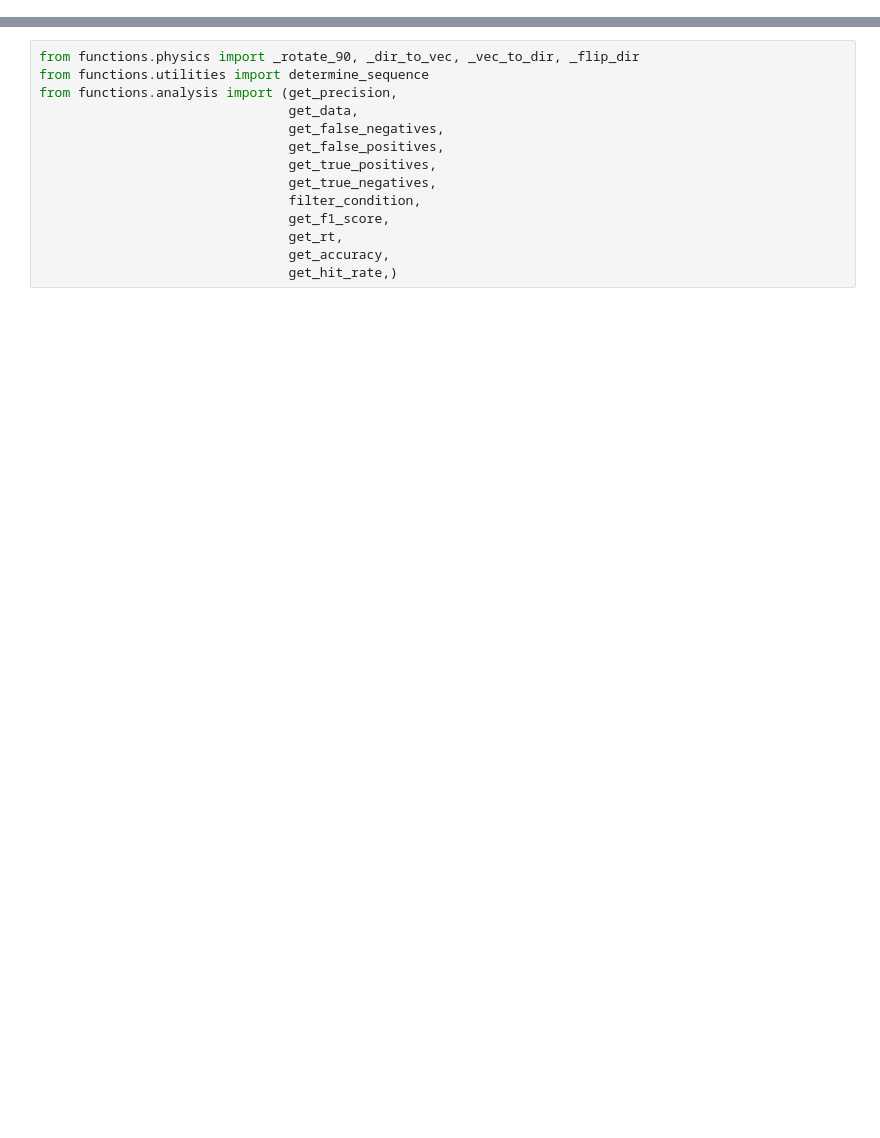
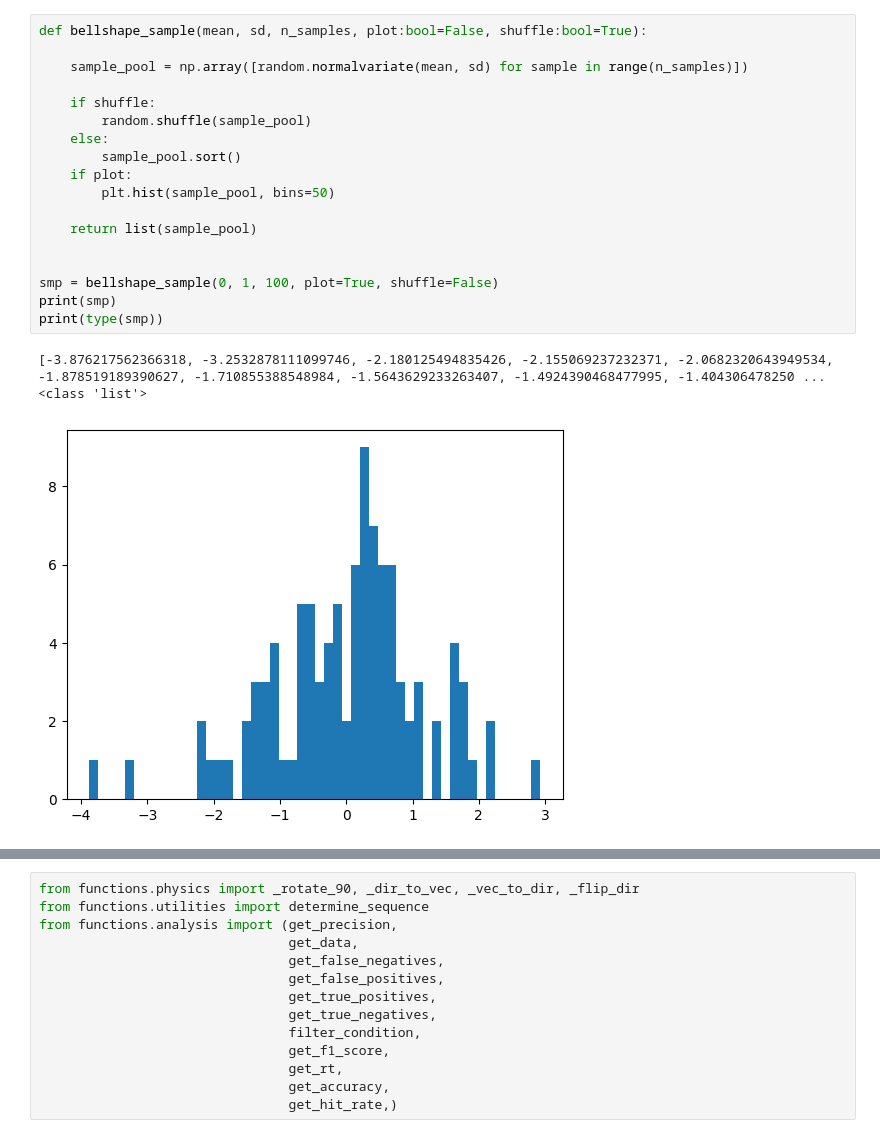
Before and after one commit to WiegerScheurer/physicspred, a Jupyter notebook: Notebooks/intphys_results_pilot.ipynb, the cells around one changed output, grey strips where cells are left out. Drawn from its saved outputs; the diff is of its cells as text; blank space fills up the shorter version.

```diff
--- a/Notebooks/intphys_results_pilot.ipynb
+++ b/Notebooks/intphys_results_pilot.ipynb
@@ -19,0 +481,22 @@ array([0.45 , 0.625, 0.45 ])
+# %%
+def bellshape_sample(mean, sd, n_samples, plot:bool=False, shuffle:bool=True):
+
+    sample_pool = np.array([random.normalvariate(mean, sd) for sample in range(n_samples)])
+
+    if shuffle:
+        random.shuffle(sample_pool)
+    else:
+        sample_pool.sort()
+    if plot:
+        plt.hist(sample_pool, bins=50)
+
+    return list(sample_pool)
+
+
+smp = bellshape_sample(0, 1, 100, plot=True, shuffle=False)
+print(smp)
+print(type(smp))
+# %% [output]
+[-3.876217562366318, -3.2532878111099746, -2.180125494835426, -2.155069237232371, -2.0682320643949534, -1.878519189390627, -1.710855388548984, -1.5643629233263407, -1.4924390468477995, -1.404306478250 ...
+<class 'list'>
+[figure, added]
```
Also changed, not shown: parts of 17 cells of this notebook, 25 other files.
